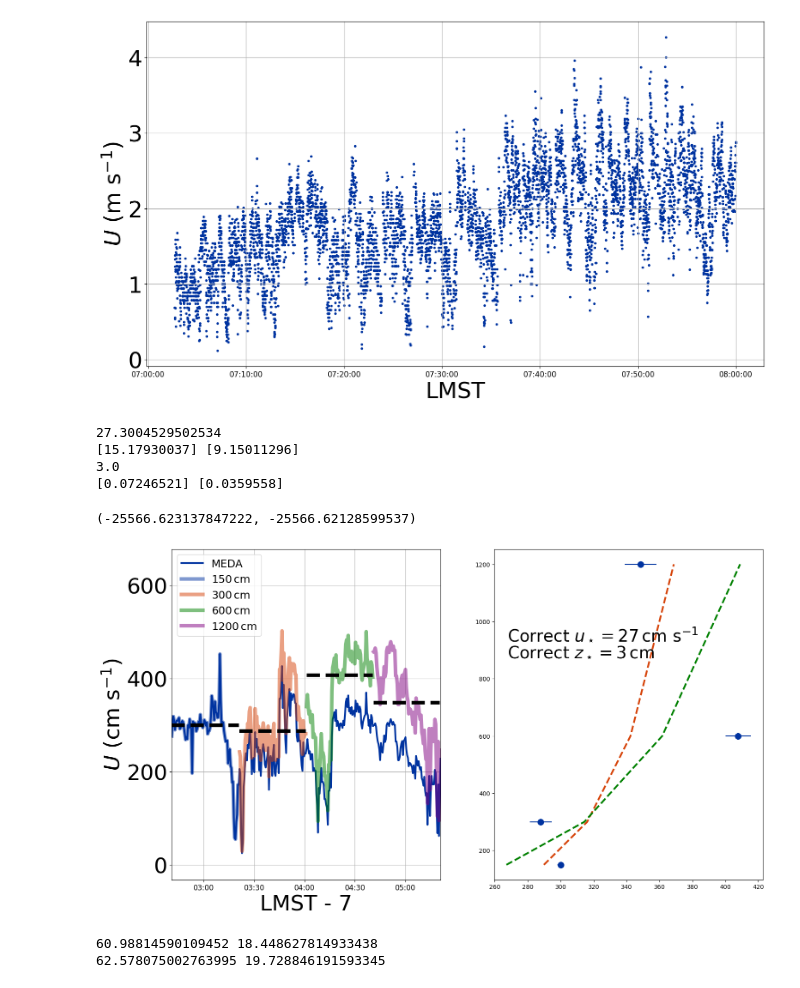
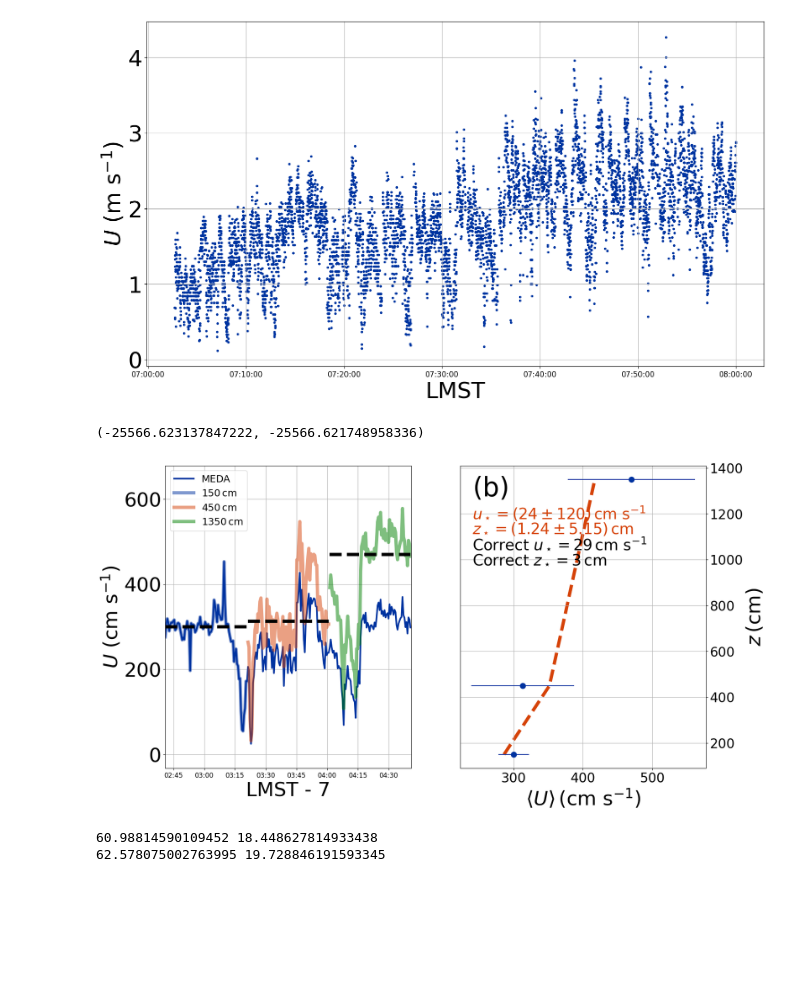
Before and after one commit to BoiseStatePlanetary/Measuring_Wind_with_Ingenuity, a Jupyter notebook: code/Trying to optimize fitting.ipynb, the cells around one changed output. Cells and saved outputs as stored; diff of their text form; code cells hidden in the pictures; blank space fills up the shorter version.

```diff
--- a/code/Trying to optimize fitting.ipynb
+++ b/code/Trying to optimize fitting.ipynb
@@ -94,54 +94,53 @@ def fit_log_zstar(z, z_star):
     return log_z - log_z_star
 
 fig = plt.figure(figsize=(10*aspect_ratio, 10))
 ax1 = fig.add_subplot(121)
 ax2 = fig.add_subplot(122)
 
 saved_zstar = 3. # cm
 t0 = np.min(time)
 ind = retrieve_relevant_times(time, t0, len(zs)*sample_time)
 saved_ustar = kappa*np.median(wind[ind])/np.log(zs[0]/saved_zstar)
 
 scaled_windspeeds = create_synthetic_wind_profile(wind, zs, saved_zstar, z0=np.min(zs))
 t0 = np.min(time)
 averaged_windspeeds, std_windspeeds = sample_wind_profile(sample_time, t0, time, scaled_windspeeds, zs)
 ax1 = make_plot_of_original_and_scaled_windspeeds(time, wind, zs, sample_time, t0, scaled_windspeeds,
                                                   averaged_windspeeds, ax1)
 
+u_star, z_star, sigma_u_star, sigma_z_star, std_windspeeds =\
+    fit_wind_profile_scaled_values(zs, averaged_windspeeds, std_windspeeds,
+                                  rescale_unc=True)
+
 # Fit u_star
-delta_u = calc_delta_u(averaged_windspeeds)
-sigma_delta_u = calc_sigma_delta_u(std_windspeeds)
-u_star, sigma_u_star_sq = curve_fit(fit_delta_u, zs, delta_u, sigma=sigma_delta_u)
-sigma_u_star = np.sqrt(sigma_u_star_sq)[0]
-print(saved_ustar)
-print(u_star, sigma_u_star)
+# delta_u = calc_delta_u(averaged_windspeeds)
+# sigma_delta_u = calc_sigma_delta_u(std_windspeeds)
+# u_star, sigma_u_star_sq = curve_fit(fit_delta_u, zs, delta_u, sigma=sigma_delta_u)
+# sigma_u_star = np.sqrt(sigma_u_star_sq)[0]
+# print(saved_ustar)
+# print(u_star, sigma_u_star)
 
 # Fit z_star
-u_prime = calc_scaled_u(averaged_windspeeds, u_star)
-sigma_u_prime = calc_sigma_scaled_u(u_prime, u_star, averaged_windspeeds, sigma_u_star, std_windspeeds)
-z_star, sigma_z_star_sq = curve_fit(fit_log_zstar, zs, u_prime, sigma=sigma_u_prime)
-sigma_z_star = np.sqrt(sigma_z_star_sq)[0]
-print(saved_zstar)
-print(z_star, sigma_z_star)
+# u_prime = calc_scaled_u(averaged_windspeeds, u_star)
+# sigma_u_prime = calc_sigma_scaled_u(u_prime, u_star, averaged_windspeeds, sigma_u_star, std_windspeeds)
+# z_star, sigma_z_star_sq = curve_fit(fit_log_zstar, zs, u_prime, sigma=sigma_u_prime)
+# sigma_z_star = np.sqrt(sigma_z_star_sq)[0]
+# print(saved_zstar)
+# print(z_star, sigma_z_star)
 
-ax2.errorbar(averaged_windspeeds, zs, xerr=std_windspeeds, marker='o', markersize=10, color=BoiseState_blue, ls='')
-ax2.plot(wind_profile(zs, u_star, z_star), zs, lw=3, ls='--', color=BoiseState_orange)
-ax2.plot(wind_profile(zs, saved_ustar, saved_zstar), zs, lw=3, ls='--', color='green')
+ax2 = make_plot_of_wind_data_and_profile_scaled_values(zs, averaged_windspeeds,
+    std_windspeeds, u_star, z_star, sigma_u_star, sigma_z_star, ax2)
 
 ax2.text(0.05, 0.725, r'Correct $u_\star = %.0f\, {\rm cm\ s^{-1}}$' % (saved_ustar),
          fontsize=28, transform=ax2.transAxes)
 ax2.text(0.05, 0.675, r'Correct $z_\star = %.0f\, {\rm cm}$' % (saved_zstar),
          fontsize=28, transform=ax2.transAxes)
 
 ax1.set_xlim([np.min(time), np.min(time) + timedelta(seconds=len(zs)*sampling_duration)])
 # fig.savefig("Synthetic_Mars_Wind_Profile_Sol133.jpg", dpi=300, bbox_inches="tight")
 # %% [output]
-27.3004529502534
-[15.17930037] [9.15011296]
-3.0
-[0.07246521] [0.0359558]
+(-25566.623137847222, -25566.621748958336)
-(-25566.623137847222, -25566.62128599537)
-[figure, old version]
+[figure, new version]
 # %%
 # Completely synthetic dataset
 med = np.median(wind)
```
Also changed, not shown: parts of 10 cells of this notebook, 1 other file.
